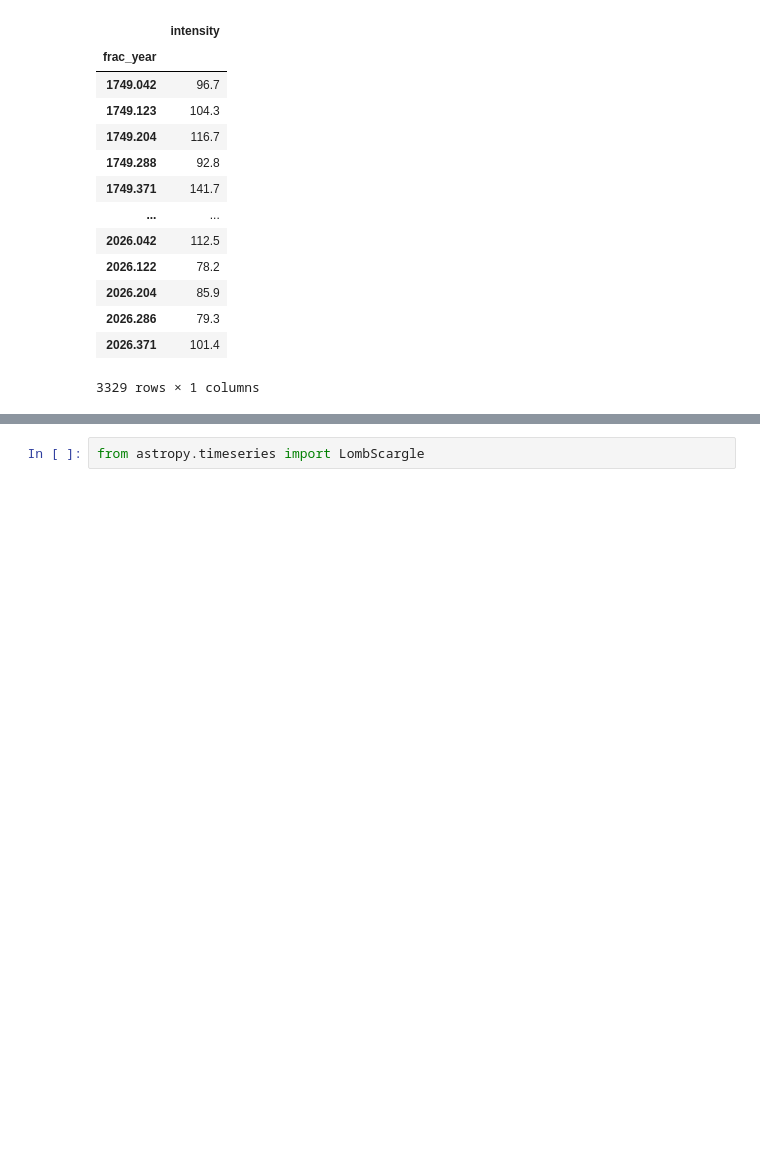
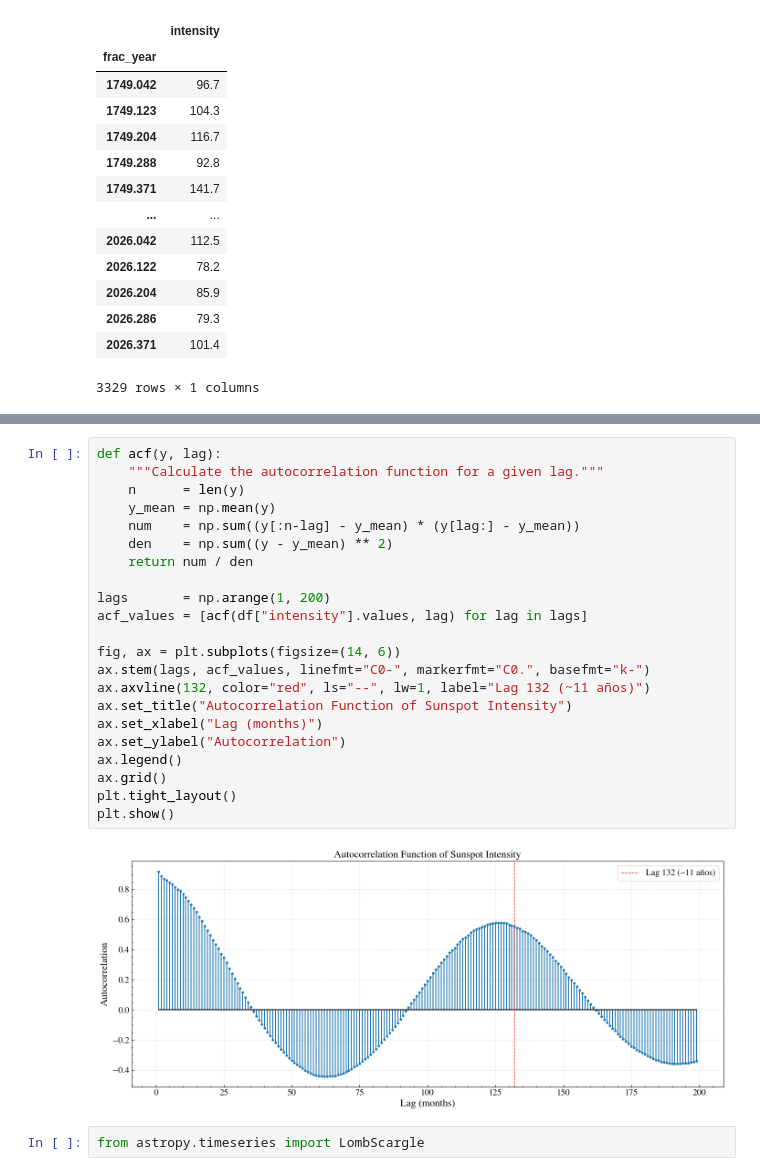
Before and after one commit to jurados/AS4501_Astroinformatic, a Jupyter notebook: Auxiliar/AUX10_TimeSeries.ipynb, the cells around one changed output, grey strips where cells are left out. Cells and saved outputs as stored; diff of their text form; blank space fills up the shorter version.

```diff
--- a/Auxiliar/AUX10_TimeSeries.ipynb
+++ b/Auxiliar/AUX10_TimeSeries.ipynb
@@ -151,3 +143,27 @@ plt.show()
+# %%
+def acf(y, lag):
+    """Calculate the autocorrelation function for a given lag."""
+    n      = len(y)
+    y_mean = np.mean(y)
+    num    = np.sum((y[:n-lag] - y_mean) * (y[lag:] - y_mean))
+    den    = np.sum((y - y_mean) ** 2)
+    return num / den
+
+lags       = np.arange(1, 200)
+acf_values = [acf(df["intensity"].values, lag) for lag in lags]
+
+fig, ax = plt.subplots(figsize=(14, 6))
+ax.stem(lags, acf_values, linefmt="C0-", markerfmt="C0.", basefmt="k-")
+ax.axvline(132, color="red", ls="--", lw=1, label="Lag 132 (~11 años)")
+ax.set_title("Autocorrelation Function of Sunspot Intensity")
+ax.set_xlabel("Lag (months)")
+ax.set_ylabel("Autocorrelation")
+ax.legend()
+ax.grid()
+plt.tight_layout()
+plt.show()
+# %% [output]
+[figure, added]
 # %%
 from astropy.timeseries import LombScargle
 # %% [markdown]
```
Also changed, not shown: parts of 18 cells of this notebook, 1 other file.
